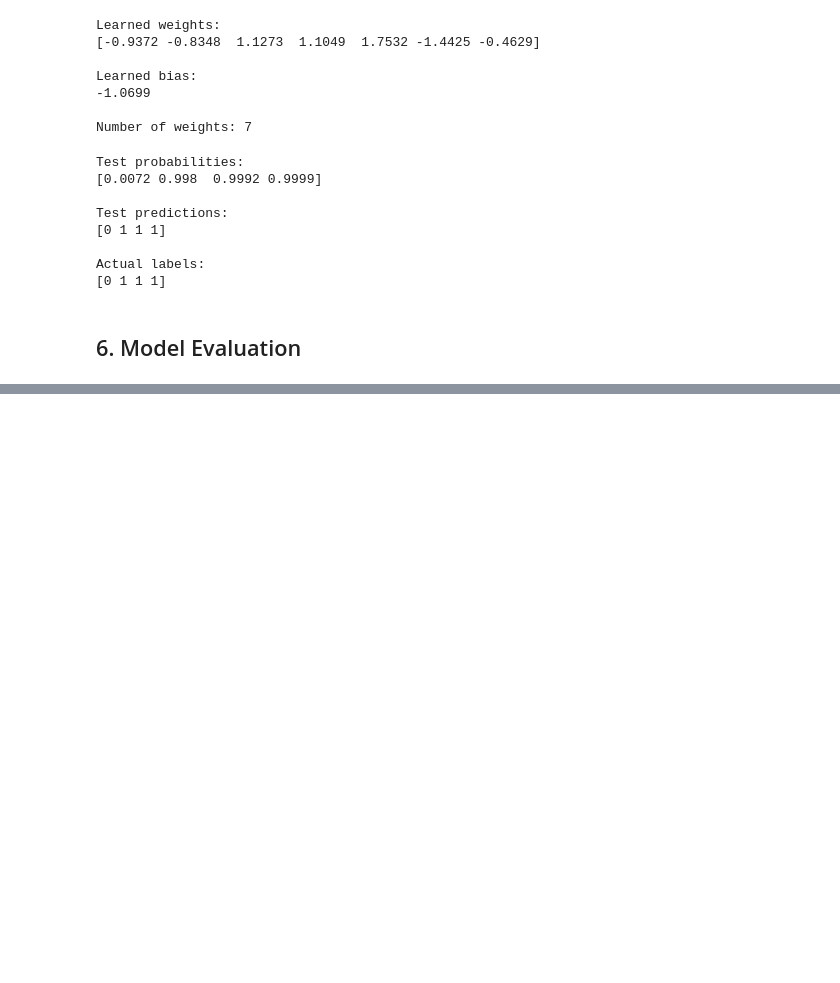
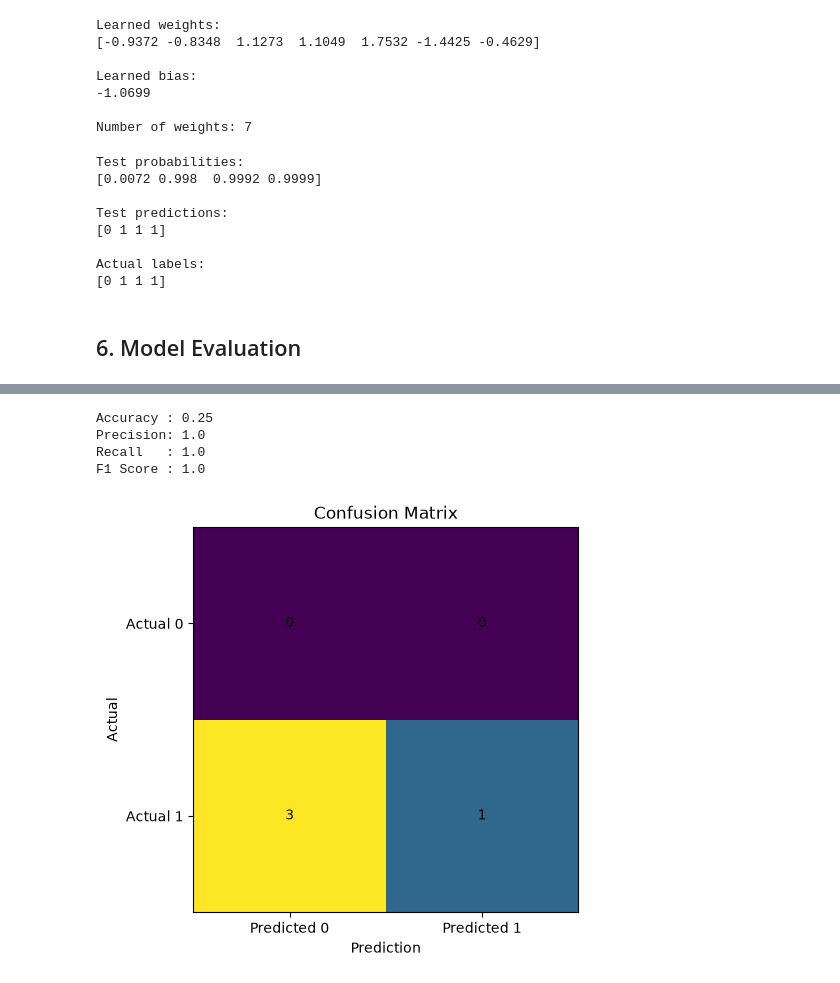
Before and after one commit to jawwadmalik0704/churnlab, a Jupyter notebook: notebooks/experiments.ipynb, the cells around one changed output, grey strips where cells are left out. Drawn from its saved outputs; the diff is of its cells as text; code cells hidden in the pictures; blank space fills up the shorter version.

```diff
--- a/notebooks/experiments.ipynb
+++ b/notebooks/experiments.ipynb
@@ -1288,0 +1390,14 @@ Epoch 1000: Loss = 0.0040765076612647114
+# %%
+probabilities = predict_probability(
+    X_test_scaled,
+    model.weights,
+    model.bias
+)
+
+predictions = probability_to_class(probabilities)
+
+print("First 10 probabilities:")
+print(probabilities[:10])
+
+print("\nFirst 10 predictions:")
+print(predictions[:10])
@@ -1288,0 +1423,13 @@ Epoch 1000: Loss = 0.0040765076612647114
+# %%
+print("Accuracy :", accuracy(y_test, predictions))
+print("Precision:", precision(y_test, predictions))
+print("Recall   :", recall(y_test, predictions))
+print("F1 Score :", f1_score(y_test, predictions))
+
+plot_confusion_matrix(y_test, predictions)
+# %% [output]
+Accuracy : 0.25
+Precision: 1.0
+Recall   : 1.0
+F1 Score : 1.0
+[figure, added]
```
Also changed, not shown: parts of 23 cells of this notebook, 3 other files.
